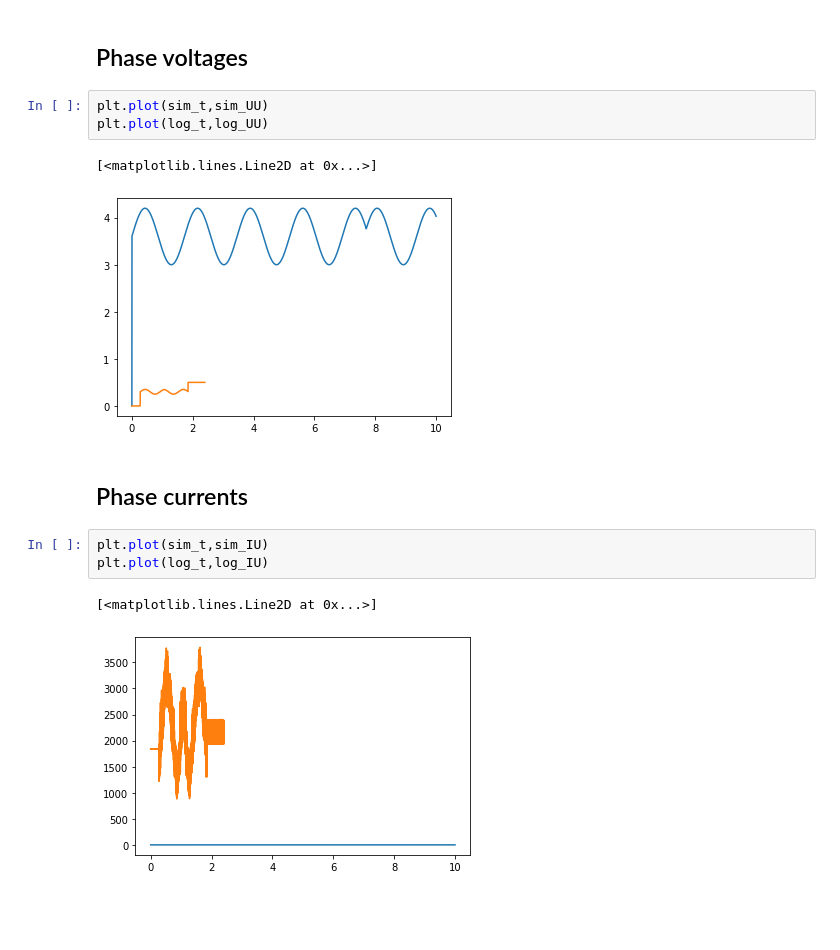
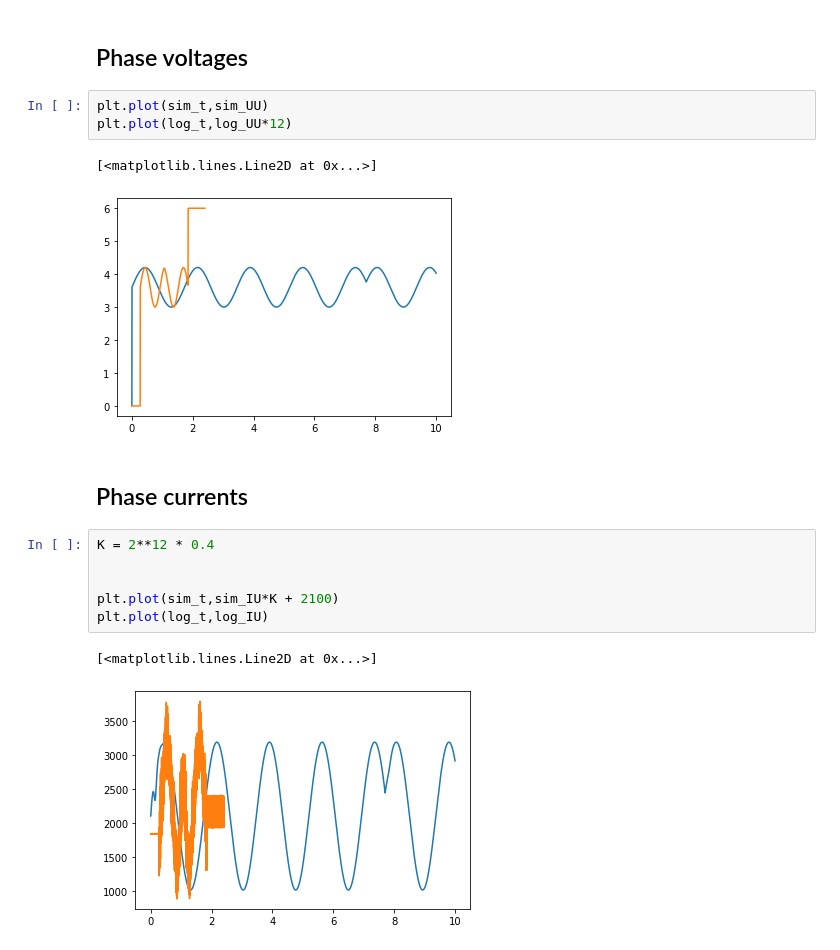
Before and after one commit to eliasrhoden/resc, a Jupyter notebook: notebooks/sim_compare_to_logs.ipynb, the cells around one changed output. Drawn from its saved outputs; the diff is of its cells as text; blank space fills up the shorter version.

```diff
--- a/notebooks/sim_compare_to_logs.ipynb
+++ b/notebooks/sim_compare_to_logs.ipynb
@@ -71,15 +74,18 @@ plt.plot(log_t,log_position)
 ## Phase voltages
 # %%
 plt.plot(sim_t,sim_UU)
-plt.plot(log_t,log_UU)
+plt.plot(log_t,log_UU*12)
 # %% [output]
 [<matplotlib.lines.Line2D at 0x...>]
-[figure, old version]
+[figure, new version]
 # %% [markdown]
 ## Phase currents
 # %%
-plt.plot(sim_t,sim_IU)
+K = 2**12 * 0.4
+
+
+plt.plot(sim_t,sim_IU*K + 2100)
 plt.plot(log_t,log_IU)
 # %% [output]
 [<matplotlib.lines.Line2D at 0x...>]
-[figure, old version]
+[figure, new version]
```
Also changed, not shown: parts of 1 cell of this notebook.
